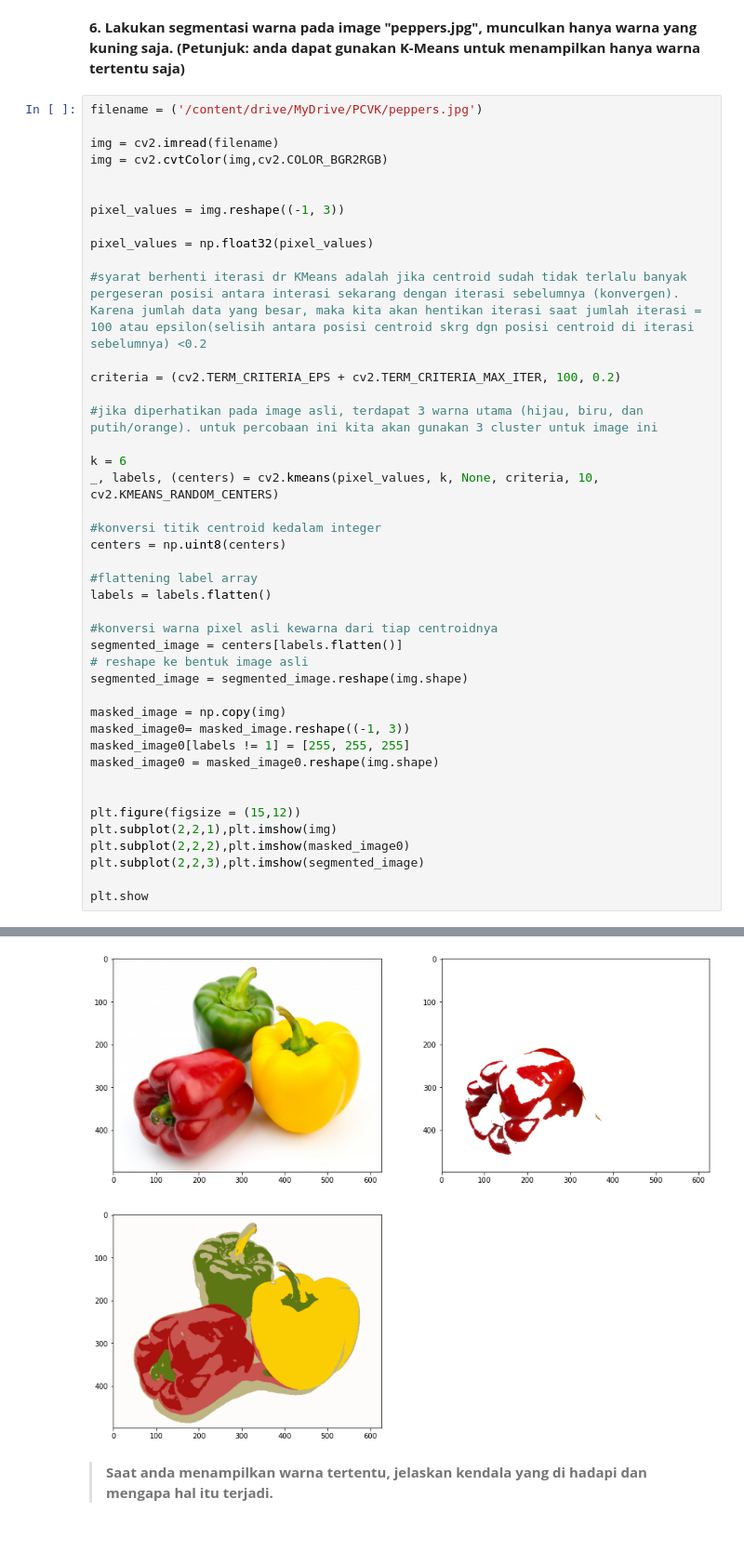
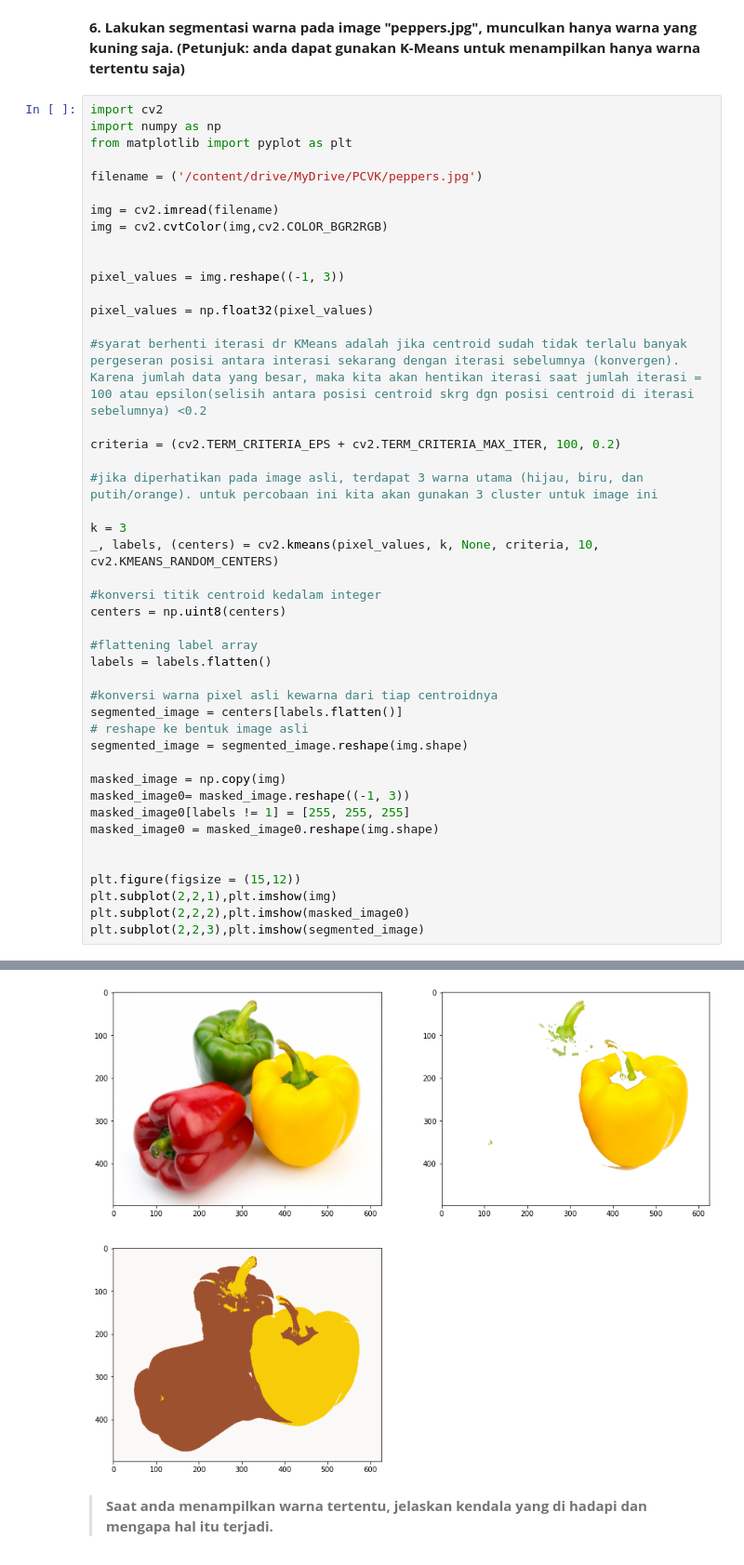
Before and after one commit to kevinaldyansyah/PCVK_Genap_2021, a Jupyter notebook: Week10.ipynb, the cells around one changed output, grey strips where cells are left out. Shown at 93% size. Drawn from its saved outputs; the diff is of its cells as text.

```diff
--- a/Week10.ipynb
+++ b/Week10.ipynb
@@ -168,6 +168,10 @@ plt.show()
 kuning saja. (Petunjuk: anda dapat gunakan K-Means untuk menampilkan hanya
 warna tertentu saja)**
 # %%
+import cv2
+import numpy as np
+from matplotlib import pyplot as plt
+
 filename = ('/content/drive/MyDrive/PCVK/peppers.jpg')
 
 img = cv2.imread(filename)
@@ -184,7 +188,7 @@ criteria = (cv2.TERM_CRITERIA_EPS + cv2.TERM_CRITERIA_MAX_ITER, 100, 0.2)
 
 #jika diperhatikan pada image asli, terdapat 3 warna utama (hijau, biru, dan putih/orange). untuk percobaan ini kita akan gunakan 3 cluster untuk image ini
 
-k = 6
+k = 3
 _, labels, (centers) = cv2.kmeans(pixel_values, k, None, criteria, 10, cv2.KMEANS_RANDOM_CENTERS)
 
 #konversi titik centroid kedalam integer
@@ -208,6 +212,4 @@ plt.figure(figsize = (15,12))
 plt.subplot(2,2,1),plt.imshow(img)
 plt.subplot(2,2,2),plt.imshow(masked_image0)
 plt.subplot(2,2,3),plt.imshow(segmented_image)
-
-plt.show
 # %% [output]
@@ -215,4 +218,4 @@ plt.show
-[figure, old version]
+[figure, new version]
 # %% [markdown]
 
 >**Saat anda menampilkan warna tertentu, jelaskan kendala yang di hadapi dan mengapa
```
Also changed, not shown: parts of 3 cells of this notebook.
